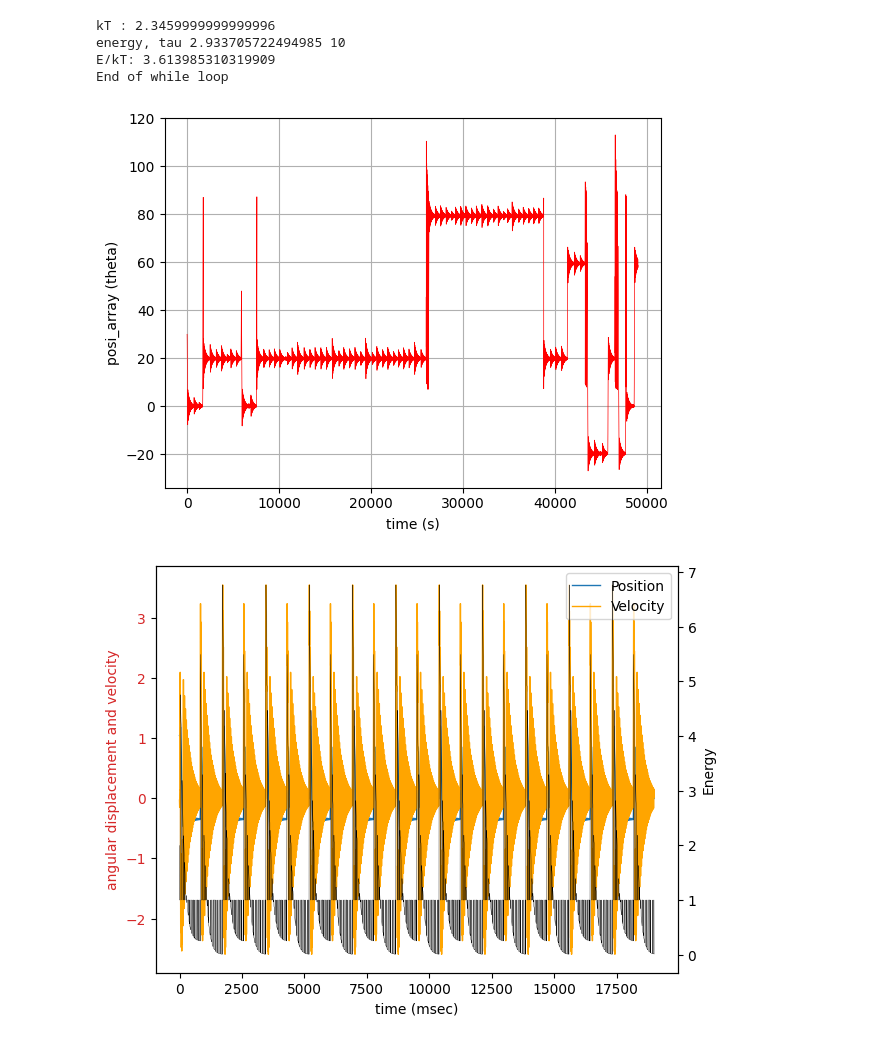
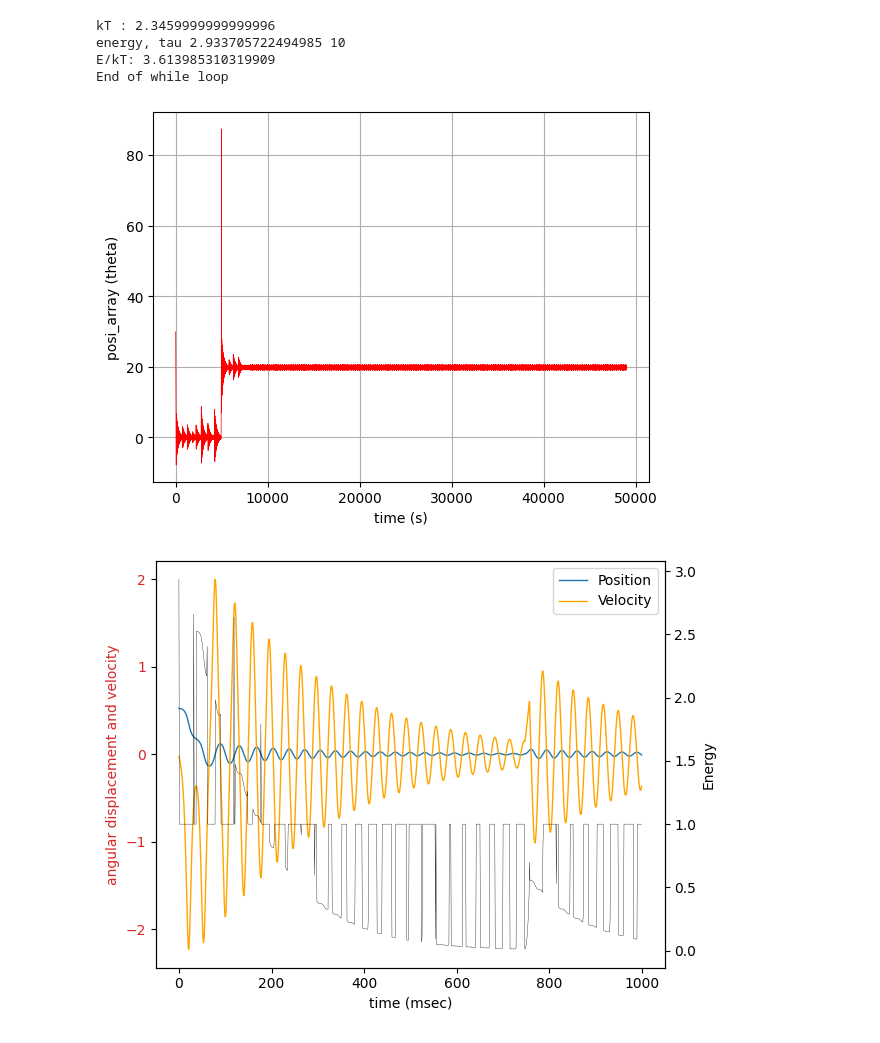
Before and after one commit to ShounakDas101/multibody, a Jupyter notebook: IEEE_Cognition_mind.ipynb, the cells around one changed output. Saved outputs shown, nothing was run; the diff lists cells and outputs as text; code cells hidden in the pictures.

```diff
--- a/IEEE_Cognition_mind.ipynb
+++ b/IEEE_Cognition_mind.ipynb
@@ -66,7 +10,7 @@ def flip_osc(x, t):
 I=1.0
 a=4.0
 b=0.1
-c=0.5
+c=1.5
 f=0.3  # it should be a fraction
 N=18 # No of anaisotropy in the potential well = 1+N/2
 k=1.38 # boltzmann constant, actual value is 1.380649E-23 Joules/Kelin
@@ -77,11 +21,11 @@ kT : 2.3459999999999996
 # %%
 # Mind Potential Equation biased because of  various brands in the market
 t = np.arange(-np.pi/2,np.pi/2,0.01)   # start,stop,step
-omega=0
+omega=0.5
 # New Potential
 H0 = 0.5*I*omega*omega + a*(1-np.cos(t))
 H1 = 0.5*I*omega*omega + a*(1-np.cos(t)) + f*a*(1-np.cos(N*t))
-H2 = 0.5*I*omega*omega + a*(1-np.cos(t)) + f*a*(1-np.cos(N*t)) + c*(1-np.cos(t))
+H2 = 0.5*I*omega*omega + a*(1-np.cos(t)) + f*a*(1-np.cos(N*t)) + 0.5*c*omega*omega
 
 # A plot of the fluid height (position) inside the straw as a function of time.
 plt.title("Potential Well at different situation")
@@ -186,8 +130,6 @@ while i != no_of_samples:
     omega=solution[1,1]
     init_value=[theta, omega]
 
-    #enrg_array[i]= 0.5*I*omega*omega + a*(1-np.cos(theta)) + f*a*(1-np.cos(N*theta)) + 0.5*c*omega*omega
-
     if velo_array[i-1] > velo_array[i - 2] and velo_array[i-1] > velo_array[i] and  abs(velo_array[i-1])<= 0.15:
         E_low = 1 # latch
         #print(c,i,"For E_low ",velo_array[i-2]," ",flip_elapsed_time)
@@ -195,7 +137,7 @@ while i != no_of_samples:
     if velo_array[i-1] > velo_array[i - 2] and velo_array[i-1] > velo_array[i] and abs(velo_array[i-1]) > 0.15:
         E_high  = 1 # latch
         #print(c,i,"For E_high ",velo_array[i-2]," ",flip_elapsed_time)
-
+    ############################################################
     if   flip_elapsed_time < tou and E_high==1:
         #c=0.05 # normal operation
         enrg_array[i]= 0.5*I*omega*omega + a*(1-np.cos(theta)) + f*a*(1-np.cos(N*theta)) + 0.5*c*omega*omega
@@ -205,9 +147,10 @@ while i != no_of_samples:
         enrg_array[i]= 0.5*I*omega*omega + a*(1-np.cos(theta)) + f*a*(1-np.cos(N*theta)) + 0.5*c*omega*omega
         #omega_sq= (2*abs(enrg_array[i] - enrg_array[i-1]) + I*omega*omega)/(I+c)
         omega = math.sqrt(I+c)*omega
-        #omega=omega+ 0.3
+        #omega=omega+ 0.3 # this works well
         init_value=[theta, omega]
     elif flip_elapsed_time >= tou:
+        enrg_array[i]= 0.5*I*omega*omega + a*(1-np.cos(theta)) + f*a*(1-np.cos(N*theta)) + 0.5*c*omega*omega
         flip_elapsed_time=0
         E_high = 0
         E_low  = 0
@@ -230,28 +173,28 @@ plt.ylabel('posi_array (theta)')
 plt.ticklabel_format(style='plain', axis='x', scilimits=(0,0))
 plt.grid(True)
 # %% [output]
-[figure, old version]
+[figure, new version]
 # %%
 from matplotlib import colors
 fig, ax1 = plt.subplots()
 
 color = 'tab:red'
 ax1.set_xlabel('time (msec)')
 ax1.set_ylabel('angular displacement and velocity', color=color)
-ax1.plot(time_array[0:], posi_array[0:], time_array[0:], velo_array[0:],  'orange', linewidth = 1)
+ax1.plot(time_array[0:1000], posi_array[0:1000], time_array[0:1000], velo_array[0:1000],  'orange', linewidth = 1)
 ax1.tick_params(axis='y', labelcolor=color)
 ax1.legend(['Position', 'Velocity'])
 ax2 = ax1.twinx()  # instantiate a second axes that shares the same x-axis
 
 color = 'tab:blue'
 ax2.set_ylabel('Energy', color='black')  # we already handled the x-label with ax1
-ax2.plot(time_array[0:], enrg_array[0:], color='black', linewidth = 0.25)
+ax2.plot(time_array[0:1000], enrg_array[0:1000], color='black', linewidth = 0.25)
 ax2.tick_params(axis='y', labelcolor='black')
 #ax2.legend(['Energy'])
 fig.tight_layout()  # otherwise the right y-label is slightly clipped
 plt.show()
 # %% [output]
-[figure, old version]
+[figure, new version]
 # %%
 # A plot of the fluid height (position) inside the straw as a function of time.
 plt.plot(time_array[0:650], enrg_array[0:650],'red', linewidth = 1)
```
Also changed, not shown: parts of 10 cells of this notebook.
